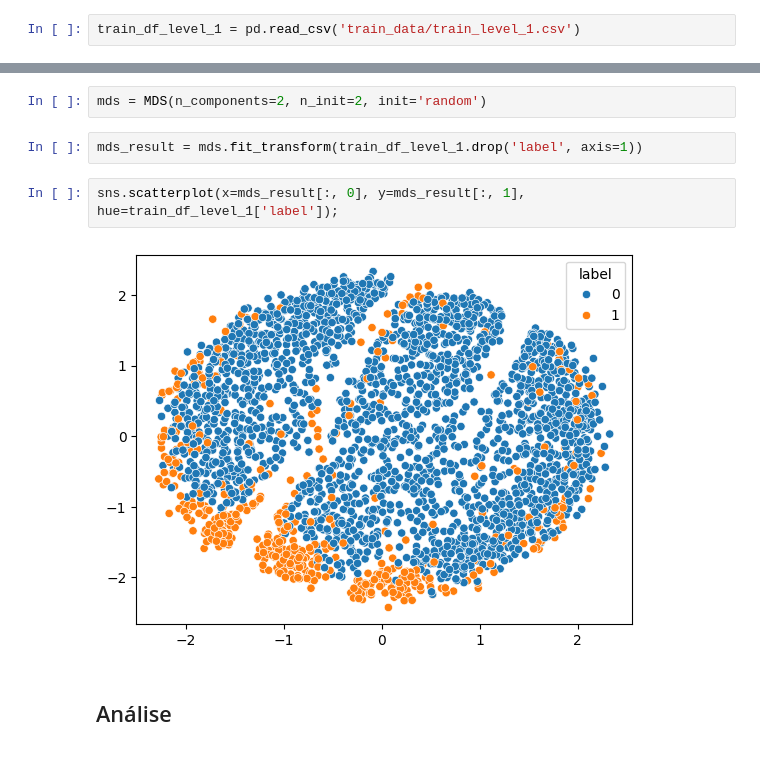
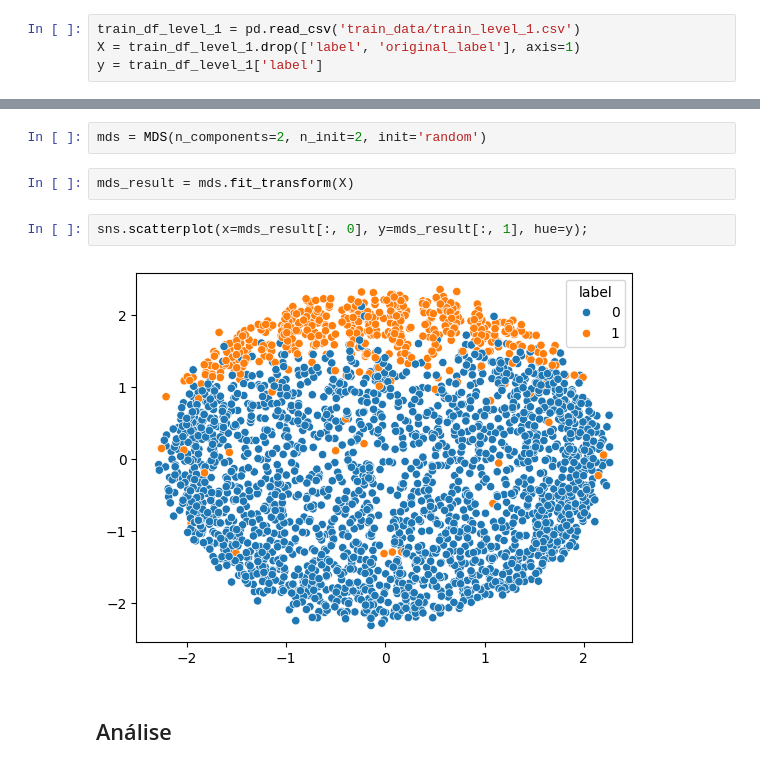
Before and after one commit to joaoloss/social-anxiety-analysis, a Jupyter notebook: src.ipynb, the cells around one changed output, grey strips where cells are left out. Drawn from its saved outputs; the diff is of its cells as text.

```diff
--- a/src.ipynb
+++ b/src.ipynb
@@ -416,6 +435,8 @@ import pandas as pd
 import seaborn as sns
 # %%
 train_df_level_1 = pd.read_csv('train_data/train_level_1.csv')
+X = train_df_level_1.drop(['label', 'original_label'], axis=1)
+y = train_df_level_1['label']
 # %% [markdown]
 ## PCA
 # %%
@@ -439,11 +460,11 @@ sns.scatterplot(x=tsne_result[:, 0], y=tsne_result[:, 1], hue=train_df_level_1['
 # %%
 mds = MDS(n_components=2, n_init=2, init='random')
 # %%
-mds_result = mds.fit_transform(train_df_level_1.drop('label', axis=1))
+mds_result = mds.fit_transform(X)
 # %%
-sns.scatterplot(x=mds_result[:, 0], y=mds_result[:, 1], hue=train_df_level_1['label']);
+sns.scatterplot(x=mds_result[:, 0], y=mds_result[:, 1], hue=y);
 # %% [output]
-[figure, old version]
+[figure, new version]
 # %% [markdown]
 ## Análise
 # %% [markdown]
```
Also changed, not shown: parts of 53 cells of this notebook, 10 other files.
